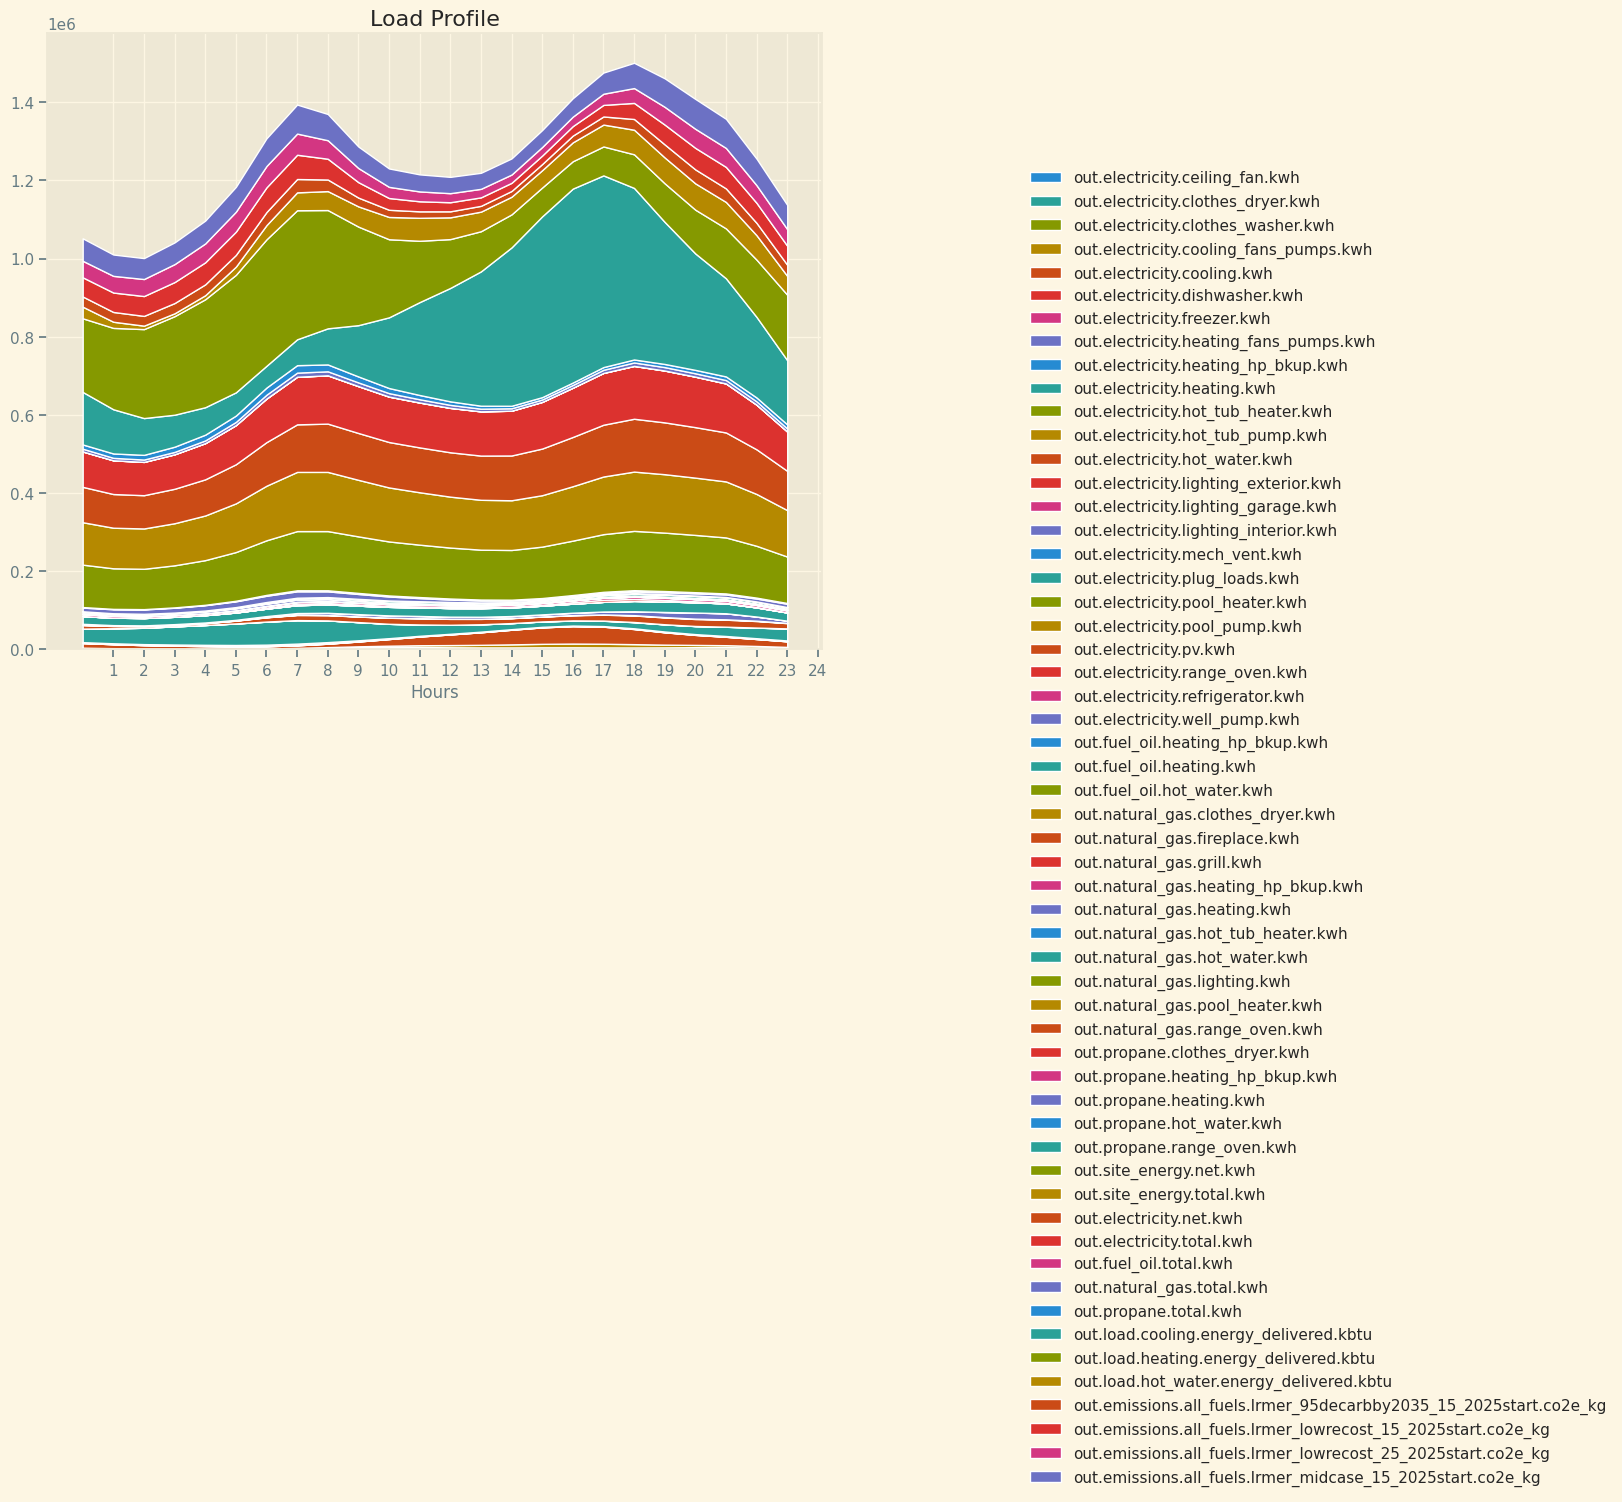
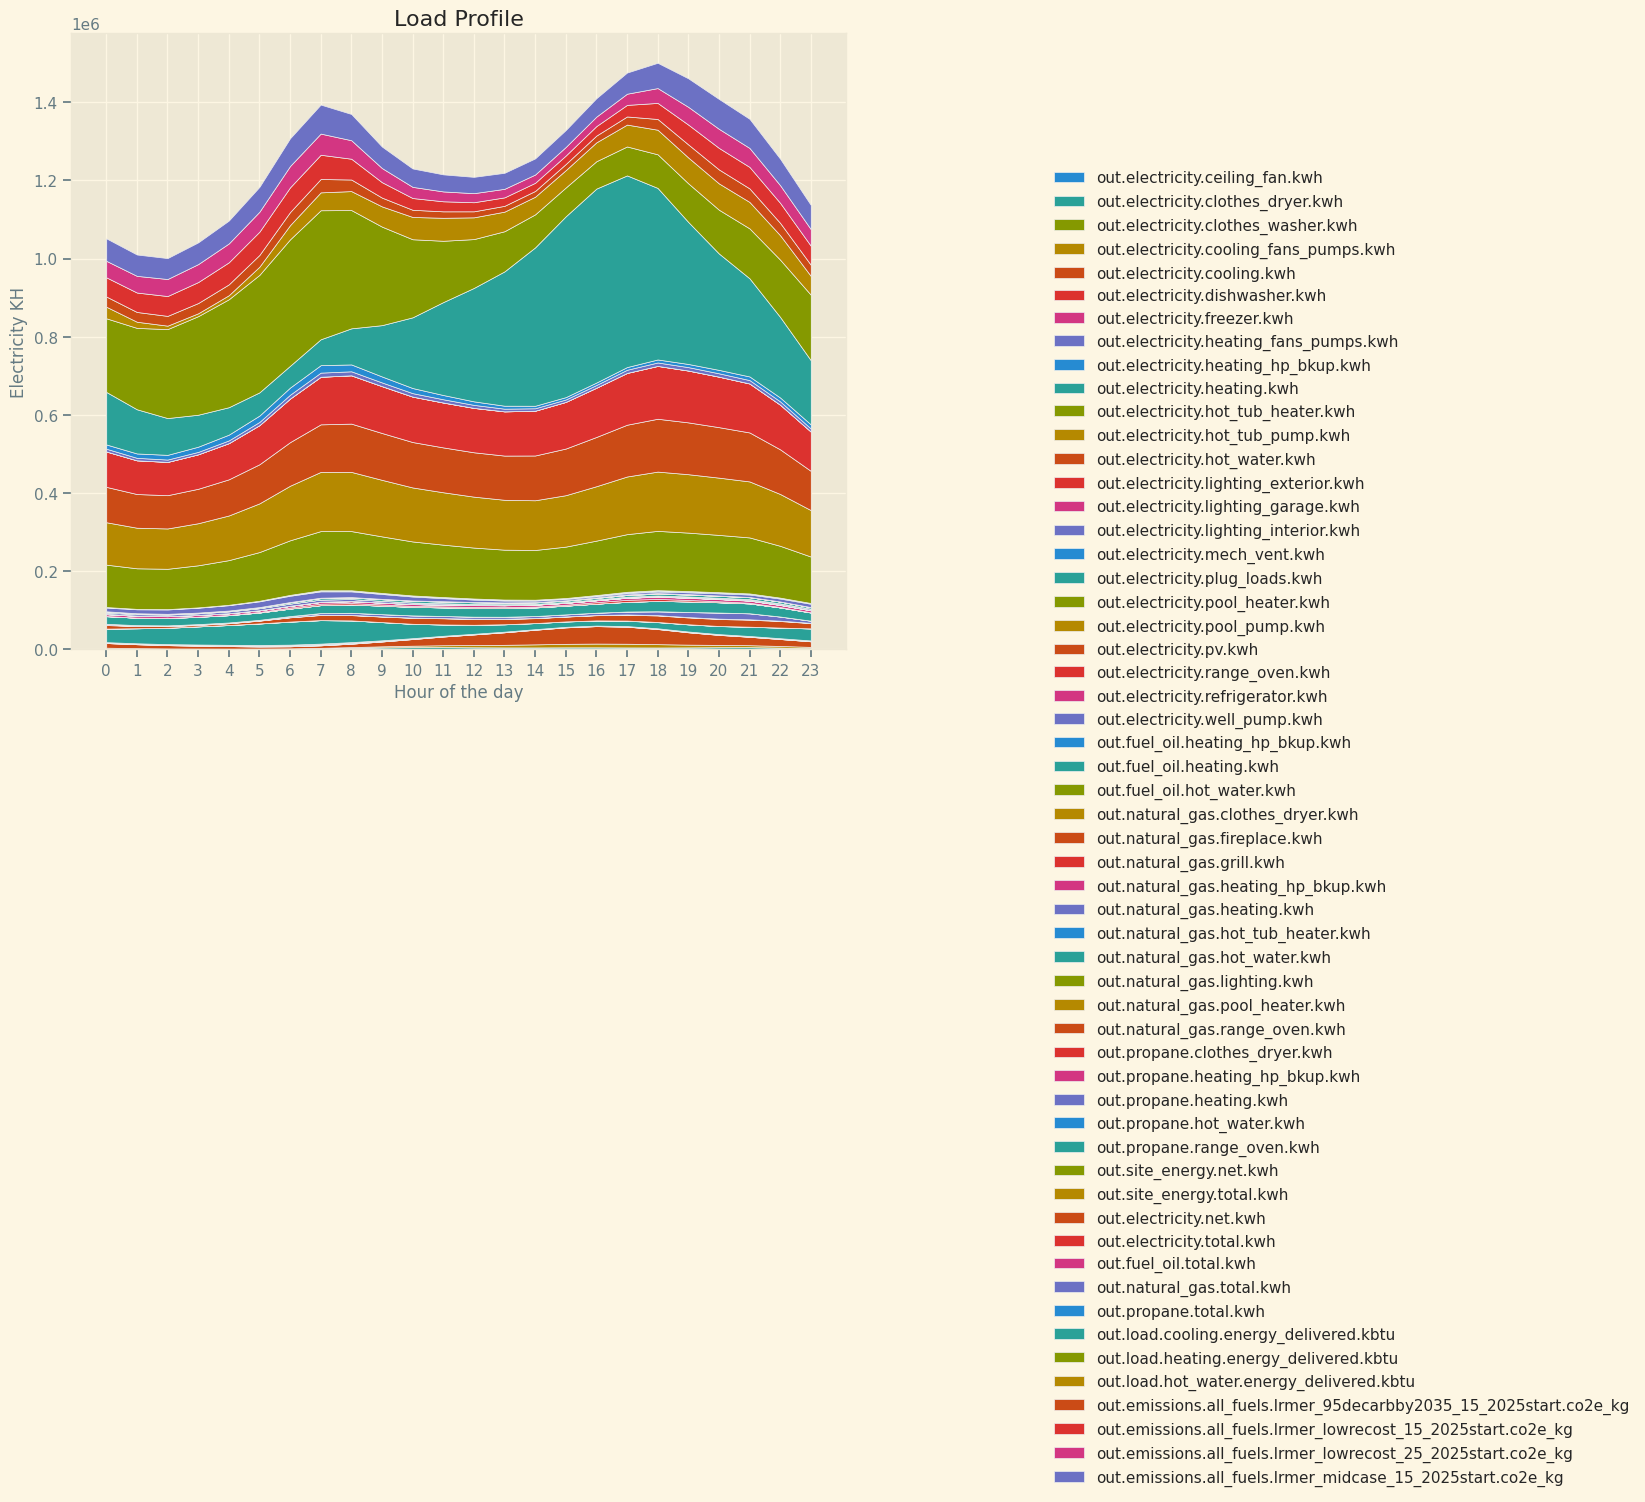
Code edit (unified diff) that turned the first committed figure into the second:
--- before
+++ after
@@ -7,6 +7,7 @@
 ax.stackplot(grouped_average['Hours'], usage, labels=Labels)
 ax.legend(loc='upper left', bbox_to_anchor=(1.25,0.8), frameon=False)
-ax.set_xticks(list(range(1,25)))
-ax.set_xlabel('Hours')
+ax.set_xticks(list(range(0,24)))
+ax.set_xlabel('Hour of the day')
+ax.set_ylabel('Electricity KH')
 ax.set_title('Load Profile')
 plt.show()

Commit: Save Notes